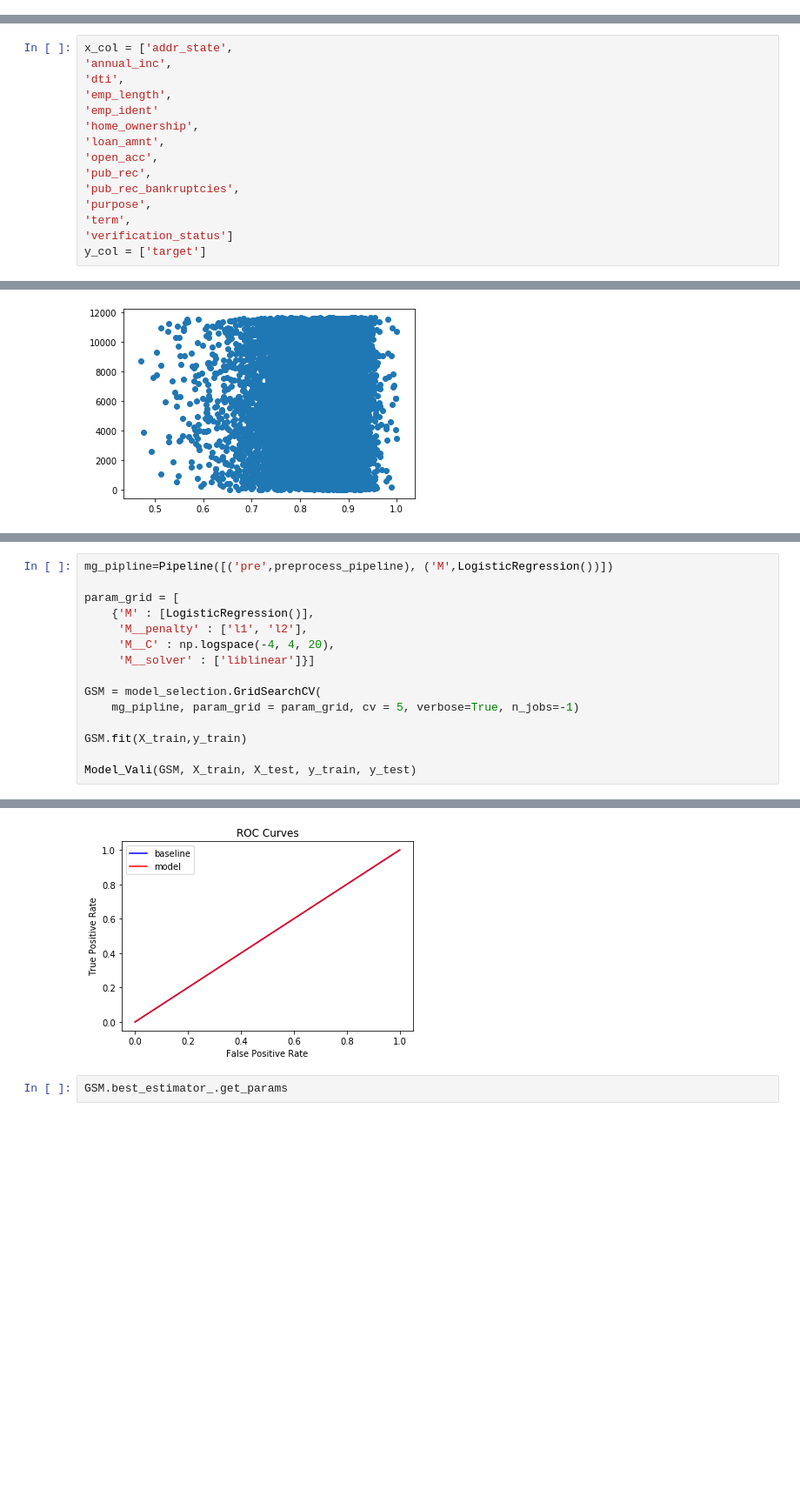
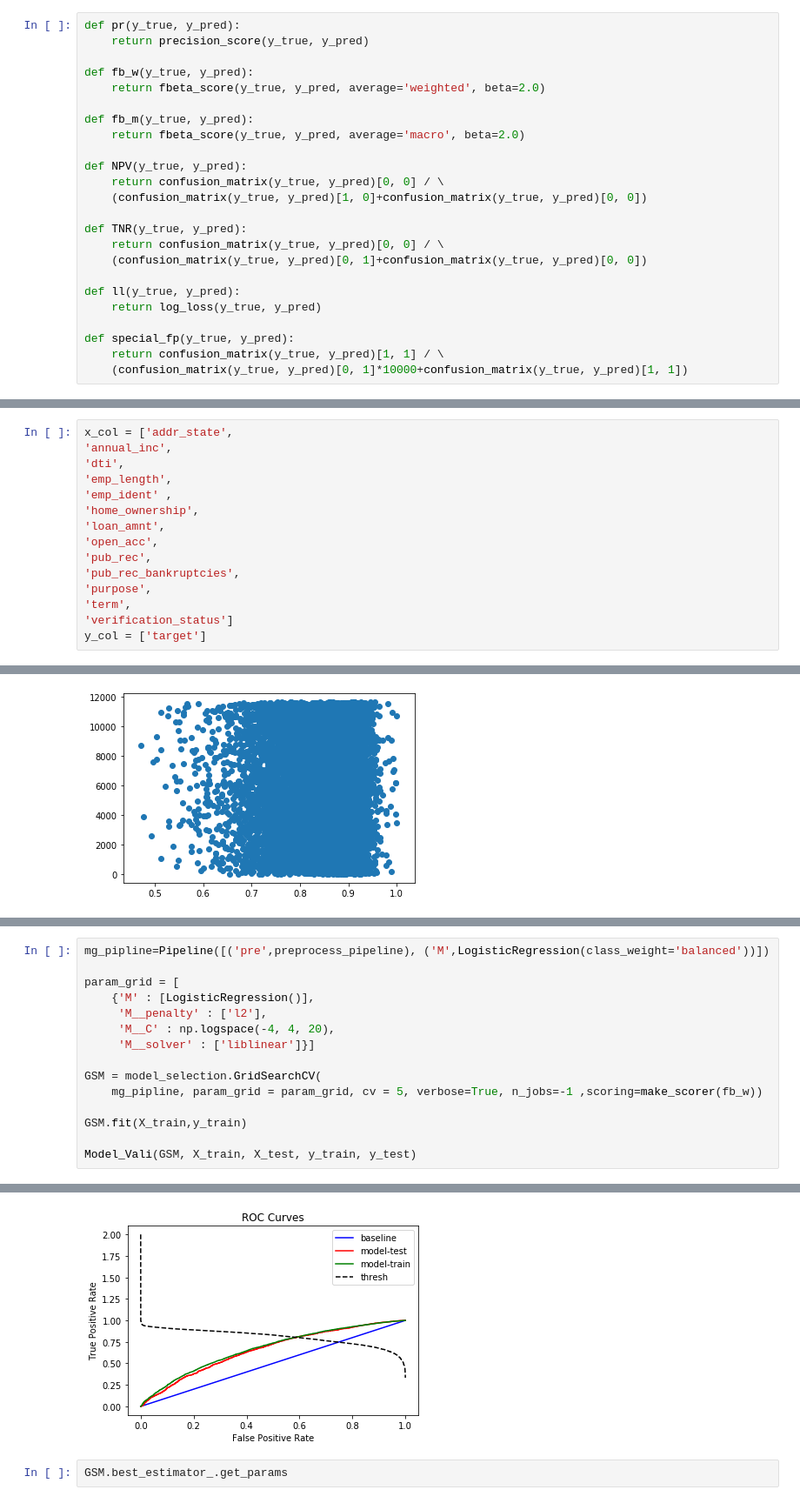
Before and after one commit to torben90/NF_Prj_LendingClub, a Jupyter notebook: sub_notebooks/Modeling_pass01.ipynb, the cells around one changed output, grey strips where cells are left out. Shown at 87% size. Saved outputs shown, nothing was run; the diff lists cells and outputs as text; blank space fills up the shorter version.

```diff
--- a/sub_notebooks/Modeling_pass01.ipynb
+++ b/sub_notebooks/Modeling_pass01.ipynb
@@ -121,3 +114,27 @@ def special_fp(y_true, y_pred):
+# %%
+def pr(y_true, y_pred):
+    return precision_score(y_true, y_pred)
+
+def fb_w(y_true, y_pred):
+    return fbeta_score(y_true, y_pred, average='weighted', beta=2.0)
+
+def fb_m(y_true, y_pred):
+    return fbeta_score(y_true, y_pred, average='macro', beta=2.0)
+
+def NPV(y_true, y_pred):
+    return confusion_matrix(y_true, y_pred)[0, 0] / \
+    (confusion_matrix(y_true, y_pred)[1, 0]+confusion_matrix(y_true, y_pred)[0, 0])
+
+def TNR(y_true, y_pred):
+    return confusion_matrix(y_true, y_pred)[0, 0] / \
+    (confusion_matrix(y_true, y_pred)[0, 1]+confusion_matrix(y_true, y_pred)[0, 0])
+
+def ll(y_true, y_pred):
+    return log_loss(y_true, y_pred)
+
+def special_fp(y_true, y_pred):
+    return confusion_matrix(y_true, y_pred)[1, 1] / \
+    (confusion_matrix(y_true, y_pred)[0, 1]*10000+confusion_matrix(y_true, y_pred)[1, 1])
 # %% [markdown]
 # Load Clean Data
 # %%
@@ -133,7 +150,7 @@ x_col = ['addr_state',
 'annual_inc',
 'dti',
 'emp_length',
-'emp_ident'
+'emp_ident' ,
 'home_ownership',
 'loan_amnt',
 'open_acc',
@@ -319,14 +336,14 @@ plt.scatter(m1_pipline.predict_proba(X_test)[:,1],range(len(X_test)))
 # %%
-mg_pipline=Pipeline([('pre',preprocess_pipeline), ('M',LogisticRegression())])
+mg_pipline=Pipeline([('pre',preprocess_pipeline), ('M',LogisticRegression(class_weight='balanced'))])
 
 param_grid = [
     {'M' : [LogisticRegression()],
-     'M__penalty' : ['l1', 'l2'],
+     'M__penalty' : ['l2'],
      'M__C' : np.logspace(-4, 4, 20),
      'M__solver' : ['liblinear']}]
 
 GSM = model_selection.GridSearchCV(
-    mg_pipline, param_grid = param_grid, cv = 5, verbose=True, n_jobs=-1)
+    mg_pipline, param_grid = param_grid, cv = 5, verbose=True, n_jobs=-1 ,scoring=make_scorer(fb_w))
 
 GSM.fit(X_train,y_train)
 
@@ -371,4 +388,4 @@ weighted avg       0.77      0.85      0.78     11646
-[figure, old version]
+[figure, new version]
 # %%
 GSM.best_estimator_.get_params
 # %% [markdown]
```
Also changed, not shown: parts of 13 cells of this notebook, 1 other file.
